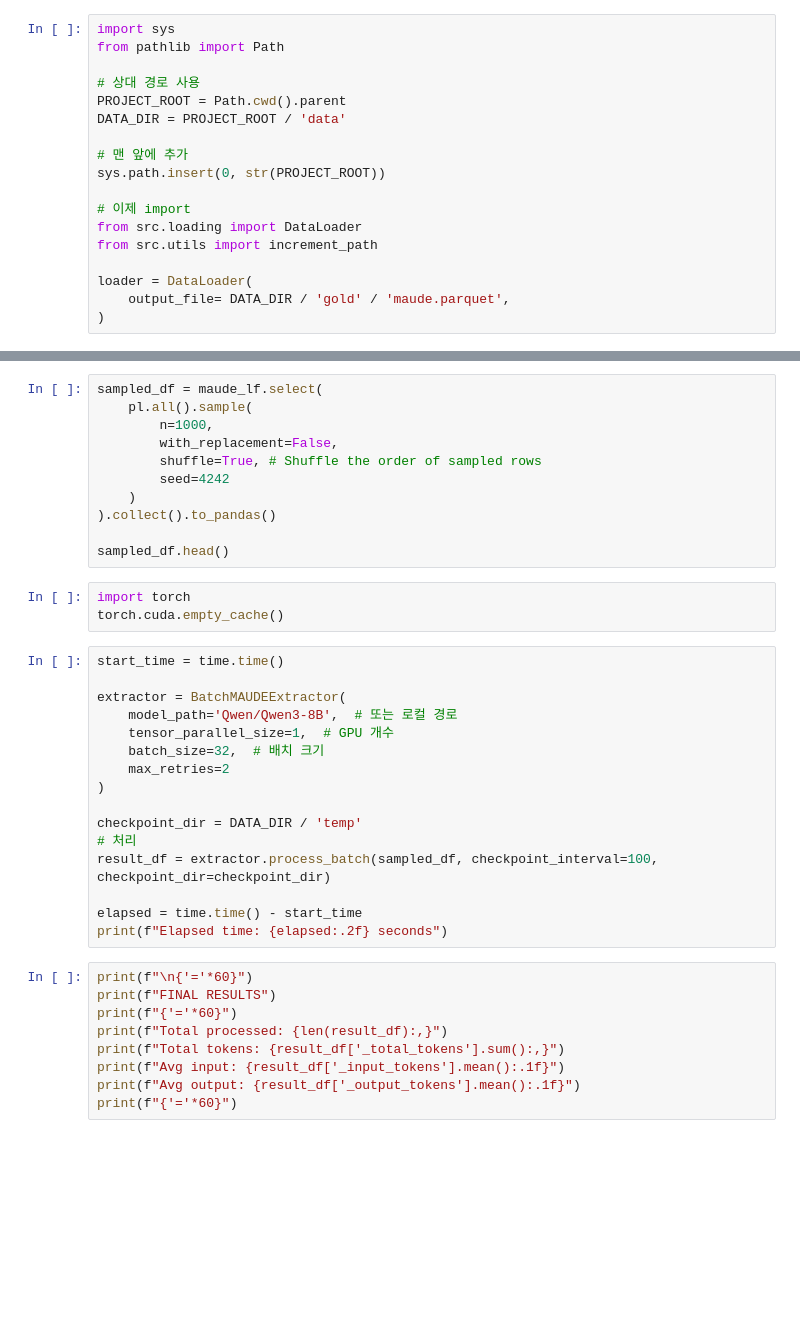
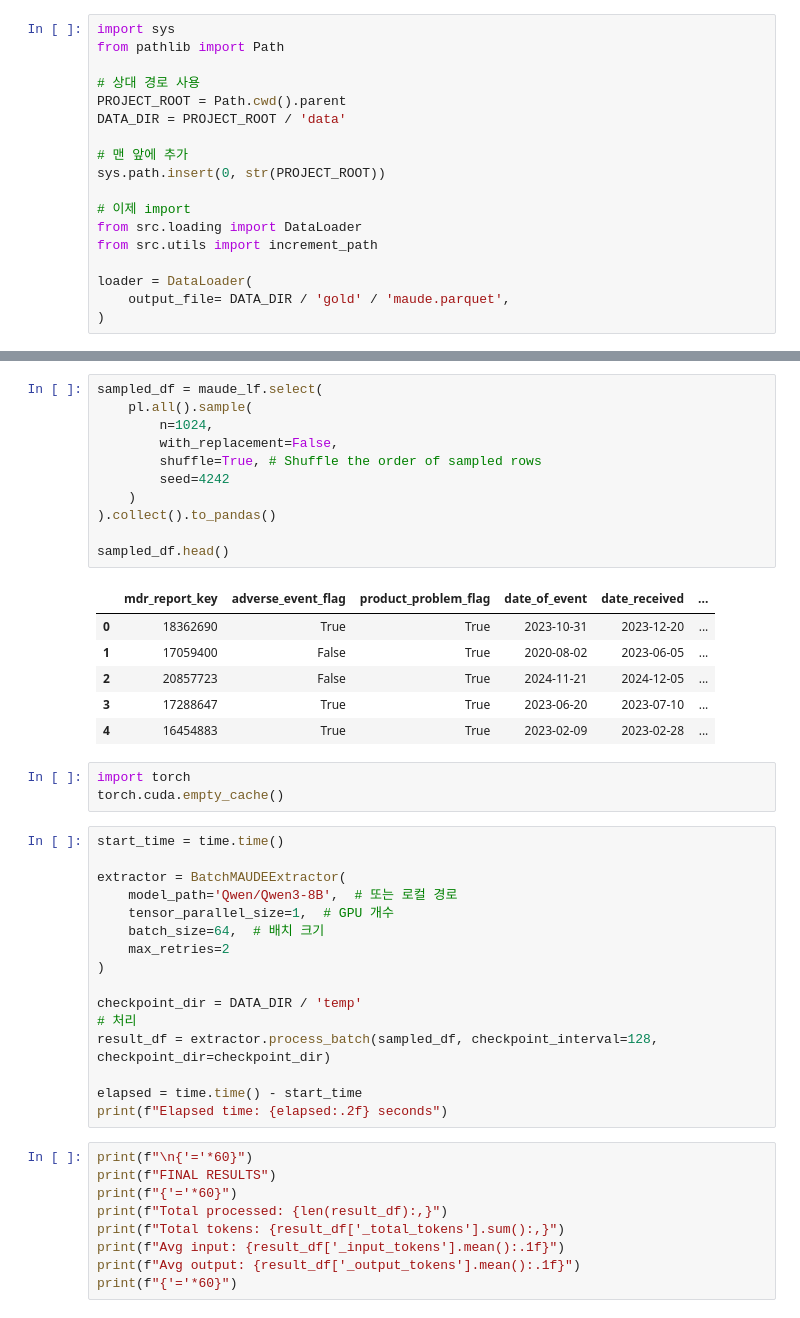
Before and after one commit to cye2020/maude_alert_system, a Jupyter notebook: notebooks/prompting_cho_vllm.ipynb, the cells around one changed output, grey strips where cells are left out. Drawn from its saved outputs; the diff is of its cells as text; blank space fills up the shorter version.

```diff
--- a/notebooks/prompting_cho_vllm.ipynb
+++ b/notebooks/prompting_cho_vllm.ipynb
@@ -517,14 +630,21 @@ class BatchMAUDEExtractor:
 # %%
 sampled_df = maude_lf.select(
     pl.all().sample(
-        n=1000,
+        n=1024,
         with_replacement=False,
         shuffle=True, # Shuffle the order of sampled rows
         seed=4242
     )
 ).collect().to_pandas()
 
 sampled_df.head()
+# %% [output]
+|  | mdr_report_key | adverse_event_flag | product_problem_flag | date_of_event | date_received | ... |
+| 0 | 18362690 | True | True | 2023-10-31 | 2023-12-20 | ... |
+| 1 | 17059400 | False | True | 2020-08-02 | 2023-06-05 | ... |
+| 2 | 20857723 | False | True | 2024-11-21 | 2024-12-05 | ... |
+| 3 | 17288647 | True | True | 2023-06-20 | 2023-07-10 | ... |
+| 4 | 16454883 | True | True | 2023-02-09 | 2023-02-28 | ... |
 # %%
 import torch
 torch.cuda.empty_cache()
@@ -534,13 +654,13 @@ start_time = time.time()
 extractor = BatchMAUDEExtractor(
     model_path='Qwen/Qwen3-8B',  # 또는 로컬 경로
     tensor_parallel_size=1,  # GPU 개수
-    batch_size=32,  # 배치 크기
+    batch_size=64,  # 배치 크기
     max_retries=2
 )
 
 checkpoint_dir = DATA_DIR / 'temp'
 # 처리
-result_df = extractor.process_batch(sampled_df, checkpoint_interval=100, checkpoint_dir=checkpoint_dir)
+result_df = extractor.process_batch(sampled_df, checkpoint_interval=128, checkpoint_dir=checkpoint_dir)
 
 elapsed = time.time() - start_time
 print(f"Elapsed time: {elapsed:.2f} seconds")
```
Also changed, not shown: parts of 6 cells of this notebook.
